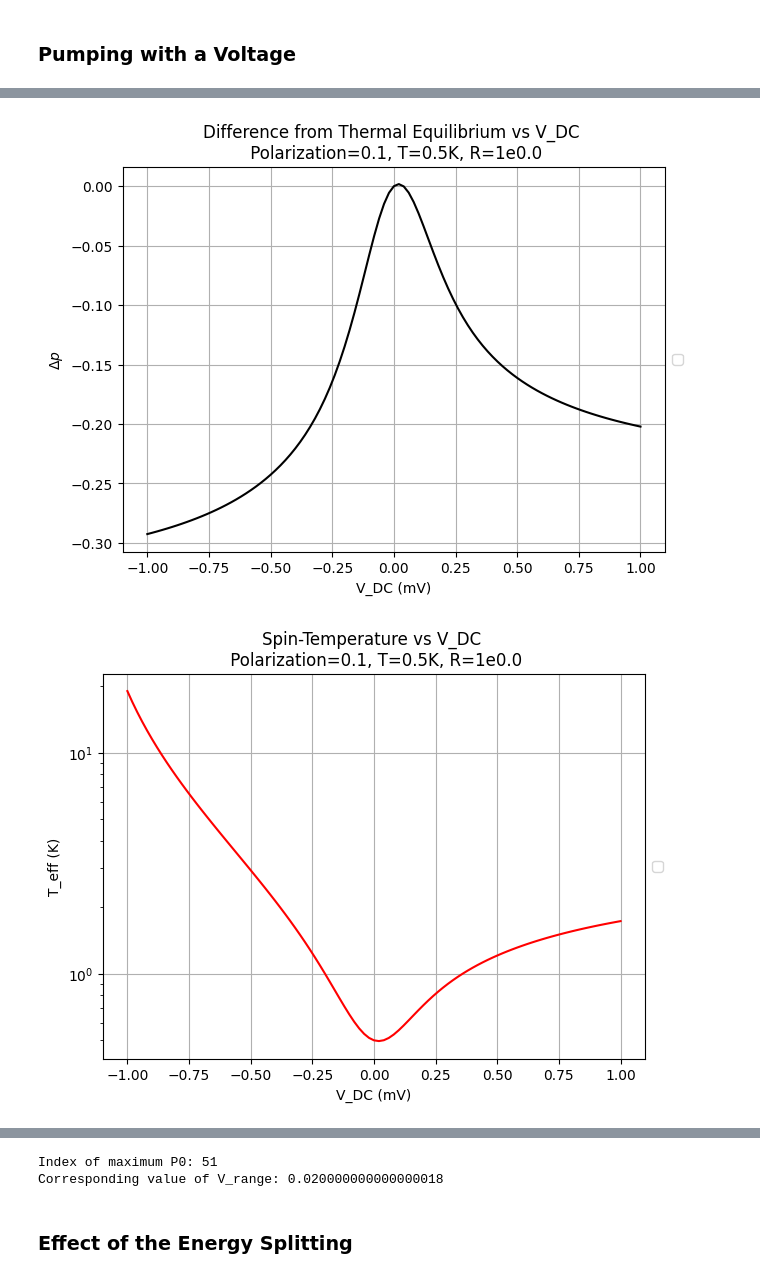
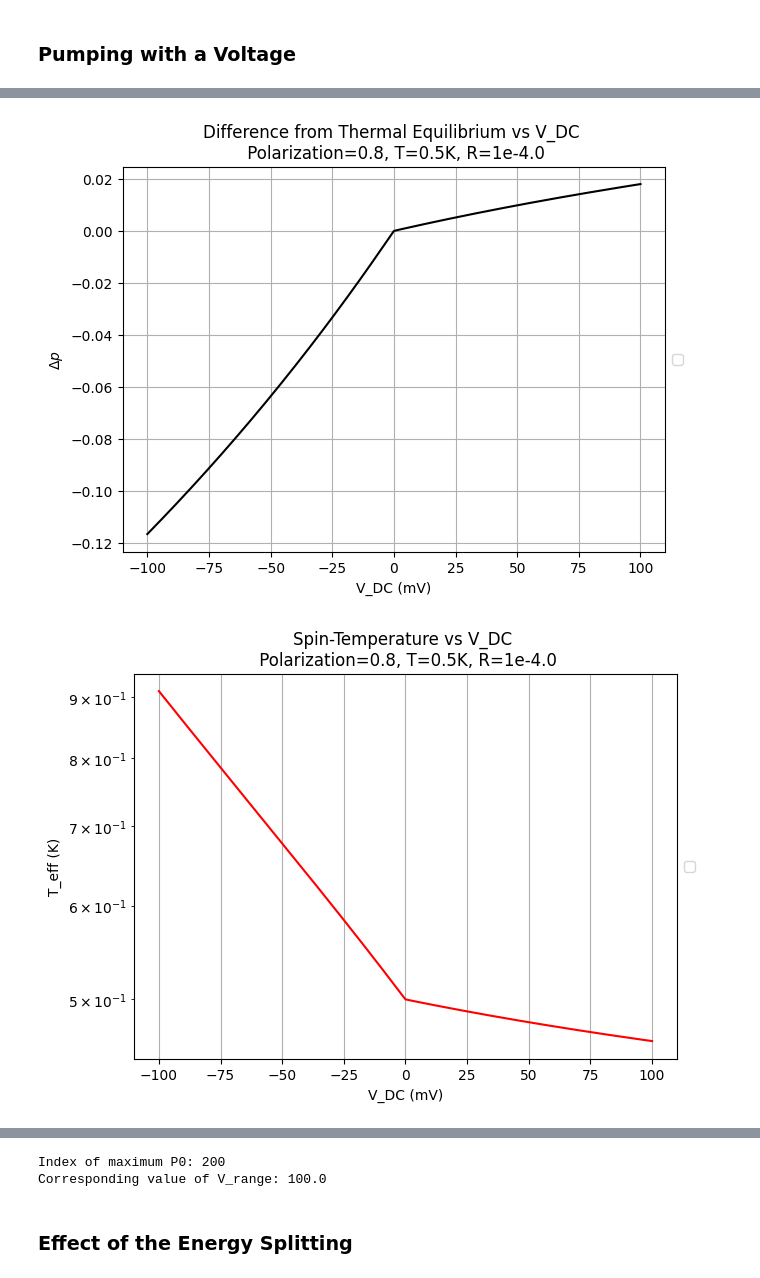
Before and after one commit to paulgreule1999/ESR-Simulation, a Jupyter notebook: EfieldPaper_SpinPumpingExplanation/main_FePc.ipynb, the cells around one changed output, grey strips where cells are left out. Cells and saved outputs as stored; diff of their text form; code cells hidden in the pictures.

Commit message:
Spin Pumping for a single Complex

```diff
--- a/EfieldPaper_SpinPumpingExplanation/main_FePc.ipynb
+++ b/EfieldPaper_SpinPumpingExplanation/main_FePc.ipynb
@@ -31,20 +34,23 @@ S.plotZeemanDiagramm(Brange=[0,1],N=100)
 ### Calculating the Populations for Given Parameters
 # %%
 # Setting the tunneling Parameters
-S.B=[0,0,0.2]
-S.calcEigEnergies()
-S.calcEigStates()
+S.B=[0,0,0.5]
+S.ReadoutSpin = 0
 S.G_ss = [1]
-S.G = 1e3
-S.V_DC = -100
+S.G = 1e-3
+S.V_DC = 100
 S.T = 0.5
 S.TipPolarization = [0, 0, 0.8]
 S.U = [0] #has no influnece
 S.G_tt = 1 #Allowing tip-tip scattering
+S.calcEigEnergies()
+S.calcEigStates()
 S.calcRates()
+S.calcMagnetization()
 
 print(f"VDC: {S.V_DC:.0f}mV")
 print(f"------------")
 print(f"p0: {S.Populations[0] * 100:.2f}%")
 print(f"p1: {S.Populations[1] * 100:.2f}%")
 print(S.G/S.G_ss[0])
+print(S.Mag)
@@ -57,17 +75,17 @@ S.B=[0,0,0.5]
 S.calcEigEnergies()
 S.calcEigStates()
 S.G_ss = [1]
-S.G = 1e0
+S.G = 1e-3
 S.V_DC = -100
 S.T = 0.5
-S.TipPolarization = [0, 0, 0.1]
+S.TipPolarization = [0, 0, 0.8]
 S.U = [0] #has no influnece
 S.G_tt = 1 #Allowing tip-tip scattering
 S.calcRates()
 
 # Initialize the arrays
-N=101
-V_range=np.linspace(-1,1,N)
+N=201
+V_range=np.linspace(-100,100,N)
 P0=np.zeros(N)
 P1=np.zeros(N)
 M=np.zeros(N)
@@ -78,7 +96,9 @@ T_eff=np.zeros(N)
 for i in range(len(V_range)):
     S.V_DC = V_range[i]
     S.calcRates()
-    M[i] = (S.Populations[0] - S.Populations[1])
+    S.calcMagnetization()
+    #M[i] = (S.Populations[0] - S.Populations[1])
+    M[i] = S.Mag
     thermal_diff[i] = -(S.p0[0] - S.Populations[0])
     T_eff[i] = S.E_All[1]/(S.kB*np.log(S.Populations[0]/S.Populations[1]))
     P0[i] = S.Populations[0]
@@ -146,2 +166,2 @@ print(f"Corresponding value of V_range: {max_P0_V_range}")
-[figure, old version]
+[figure, new version]
-[figure, old version]
+[figure, new version]
@@ -149,5 +169,5 @@ print(f"Corresponding value of V_range: {max_P0_V_range}")
-Index of maximum P0: 51
-Corresponding value of V_range: 0.020000000000000018
+Index of maximum P0: 200
+Corresponding value of V_range: 100.0
 # %% [markdown]
 ### Effect of the Energy Splitting
 # %%
```
Also changed, not shown: parts of 5 cells of this notebook, 2 other files.
